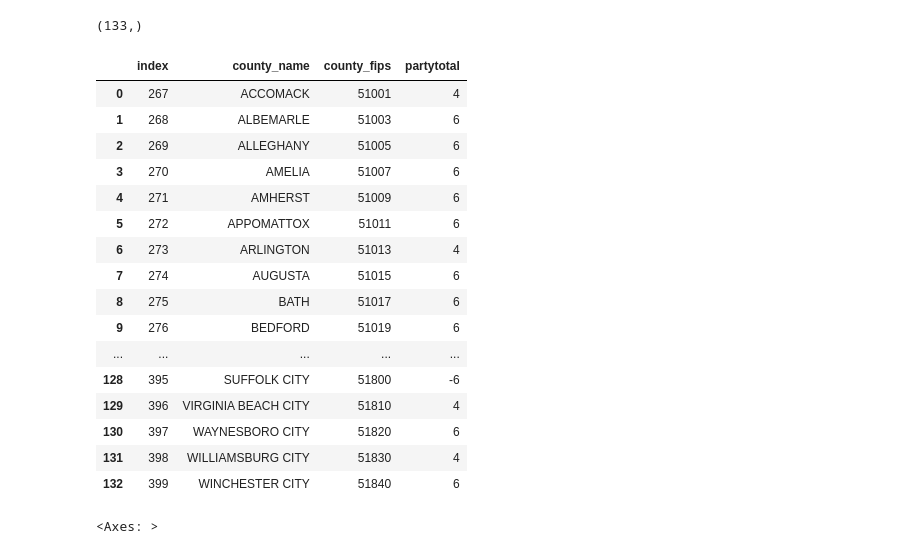
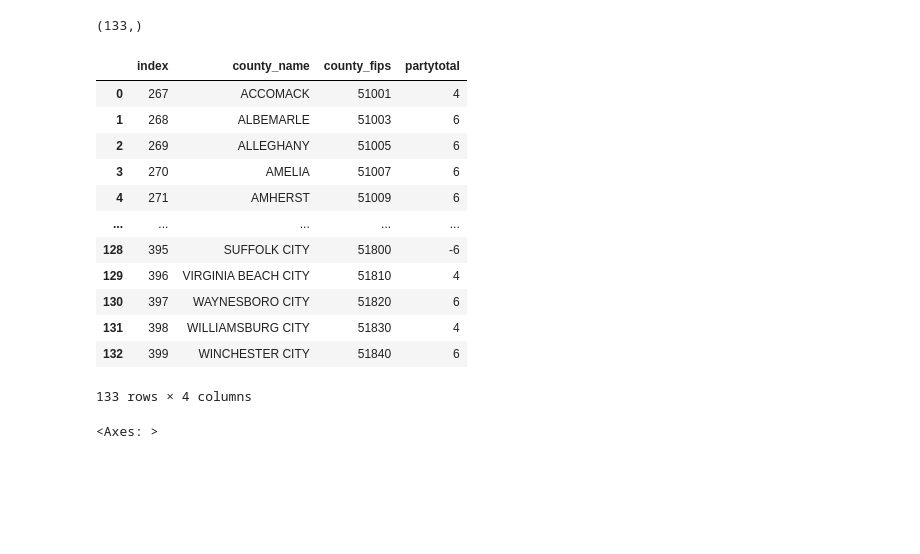
Before and after one commit to vnewsome/project_voting, a Jupyter notebook: ML_project3.ipynb, the cells around one changed output. Saved outputs shown, nothing was run; the diff lists cells and outputs as text; code cells hidden in the pictures; blank space fills up the shorter version.

Commit message:
fixed a dataframe displaying all rows

```diff
--- a/ML_project3.ipynb
+++ b/ML_project3.ipynb
@@ -395,32 +383,27 @@ y_hat.shape
 # %%
 # join prediction dataframe with info needed for mapping
 projectiondf = testdf[['county_name','county_fips']]
 projectiondf = projectiondf.reset_index()
 prediction = pd.DataFrame(y_hat)
 
 projection = pd.concat([projectiondf, prediction], axis=1)
 projection = projection.rename(columns={0: 'partytotal'})
 
-with pd.option_context('display.max_rows', None, 'display.max_columns', None):
-    display(projection)
+projection
 # %% [output]
 |  | index | county_name | county_fips | partytotal |
 | 0 | 267 | ACCOMACK | 51001 | 4 |
 | 1 | 268 | ALBEMARLE | 51003 | 6 |
 | 2 | 269 | ALLEGHANY | 51005 | 6 |
 | 3 | 270 | AMELIA | 51007 | 6 |
 | 4 | 271 | AMHERST | 51009 | 6 |
-| 5 | 272 | APPOMATTOX | 51011 | 6 |
-| 6 | 273 | ARLINGTON | 51013 | 4 |
-| 7 | 274 | AUGUSTA | 51015 | 6 |
-| 8 | 275 | BATH | 51017 | 6 |
-| 9 | 276 | BEDFORD | 51019 | 6 |
 | ... | ... | ... | ... | ... |
 | 128 | 395 | SUFFOLK CITY | 51800 | -6 |
 | 129 | 396 | VIRGINIA BEACH CITY | 51810 | 4 |
 | 130 | 397 | WAYNESBORO CITY | 51820 | 6 |
 | 131 | 398 | WILLIAMSBURG CITY | 51830 | 4 |
 | 132 | 399 | WINCHESTER CITY | 51840 | 6 |
+133 rows × 4 columns
 # %%
 mapwin = mapdf.copy()
 mapwin = mapwin.merge(projection,left_on='FIPS_left',right_on='county_fips')
```
Also changed, not shown: parts of 1 cell of this notebook.
